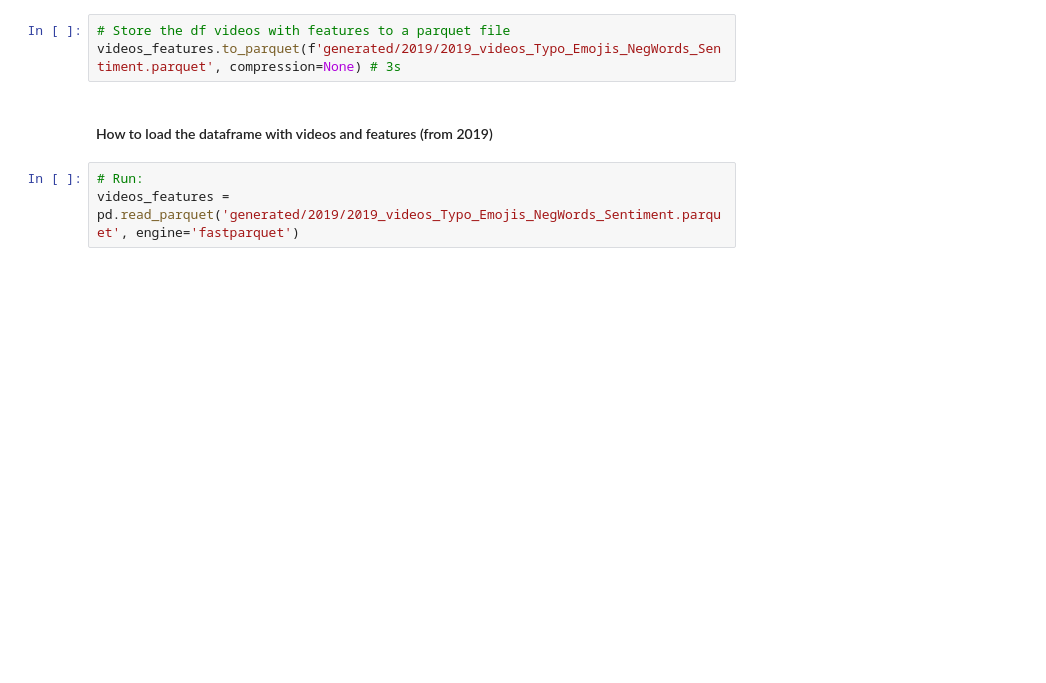
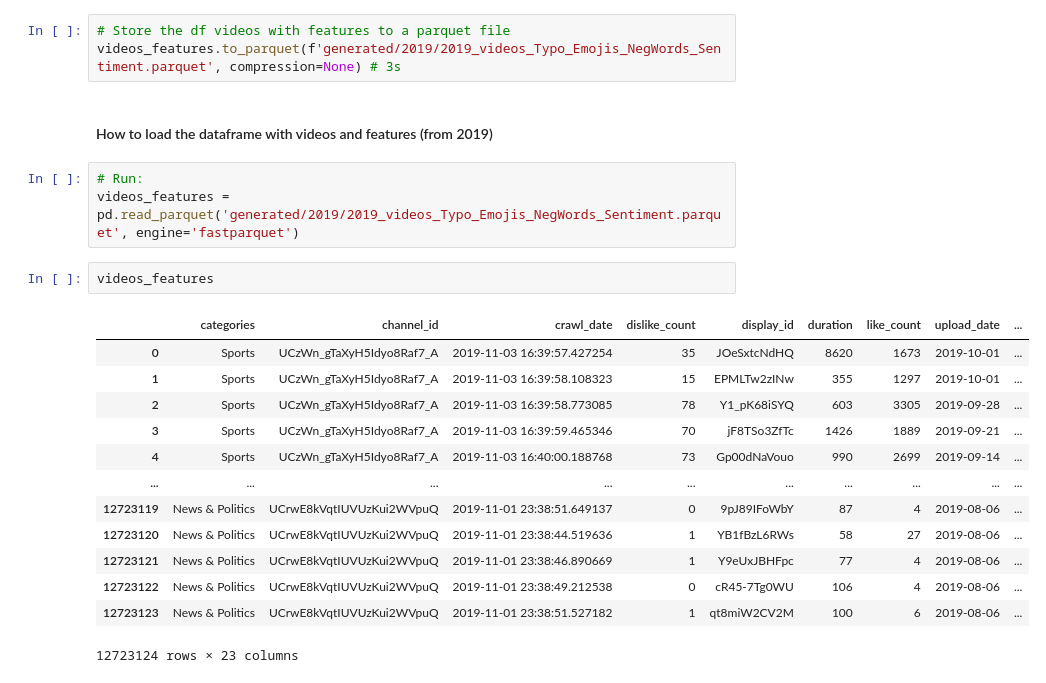
Before and after one commit to epfl-ada/ada-2022-project-adagang, a Jupyter notebook: data_processing.ipynb, the cells around one changed output. Drawn from its saved outputs; the diff is of its cells as text; blank space fills up the shorter version.

```diff
--- a/data_processing.ipynb
+++ b/data_processing.ipynb
@@ -214,3 +222,19 @@ videos_features.to_parquet(f'generated/2019/2019_videos_Typo_Emojis_NegWords_Sen
 # %%
 # Run:
 videos_features = pd.read_parquet('generated/2019/2019_videos_Typo_Emojis_NegWords_Sentiment.parquet', engine='fastparquet')
+# %%
+videos_features
+# %% [output]
+|  | categories | channel_id | crawl_date | dislike_count | display_id | duration | like_count | upload_date | ... |
+| 0 | Sports | UCzWn_gTaXyH5Idyo8Raf7_A | 2019-11-03 16:39:57.427254 | 35 | JOeSxtcNdHQ | 8620 | 1673 | 2019-10-01 | ... |
+| 1 | Sports | UCzWn_gTaXyH5Idyo8Raf7_A | 2019-11-03 16:39:58.108323 | 15 | EPMLTw2zINw | 355 | 1297 | 2019-10-01 | ... |
+| 2 | Sports | UCzWn_gTaXyH5Idyo8Raf7_A | 2019-11-03 16:39:58.773085 | 78 | Y1_pK68iSYQ | 603 | 3305 | 2019-09-28 | ... |
+| 3 | Sports | UCzWn_gTaXyH5Idyo8Raf7_A | 2019-11-03 16:39:59.465346 | 70 | jF8TSo3ZfTc | 1426 | 1889 | 2019-09-21 | ... |
+| 4 | Sports | UCzWn_gTaXyH5Idyo8Raf7_A | 2019-11-03 16:40:00.188768 | 73 | Gp00dNaVouo | 990 | 2699 | 2019-09-14 | ... |
+| ... | ... | ... | ... | ... | ... | ... | ... | ... | ... |
+| 12723119 | News & Politics | UCrwE8kVqtIUVUzKui2WVpuQ | 2019-11-01 23:38:51.649137 | 0 | 9pJ89IFoWbY | 87 | 4 | 2019-08-06 | ... |
+| 12723120 | News & Politics | UCrwE8kVqtIUVUzKui2WVpuQ | 2019-11-01 23:38:44.519636 | 1 | YB1fBzL6RWs | 58 | 27 | 2019-08-06 | ... |
+| 12723121 | News & Politics | UCrwE8kVqtIUVUzKui2WVpuQ | 2019-11-01 23:38:46.890669 | 1 | Y9eUxJBHFpc | 77 | 4 | 2019-08-06 | ... |
+| 12723122 | News & Politics | UCrwE8kVqtIUVUzKui2WVpuQ | 2019-11-01 23:38:49.212538 | 0 | cR45-7Tg0WU | 106 | 4 | 2019-08-06 | ... |
+| 12723123 | News & Politics | UCrwE8kVqtIUVUzKui2WVpuQ | 2019-11-01 23:38:51.527182 | 1 | qt8miW2CV2M | 100 | 6 | 2019-08-06 | ... |
+12723124 rows × 23 columns
```
Also changed, not shown: parts of 12 cells of this notebook.
